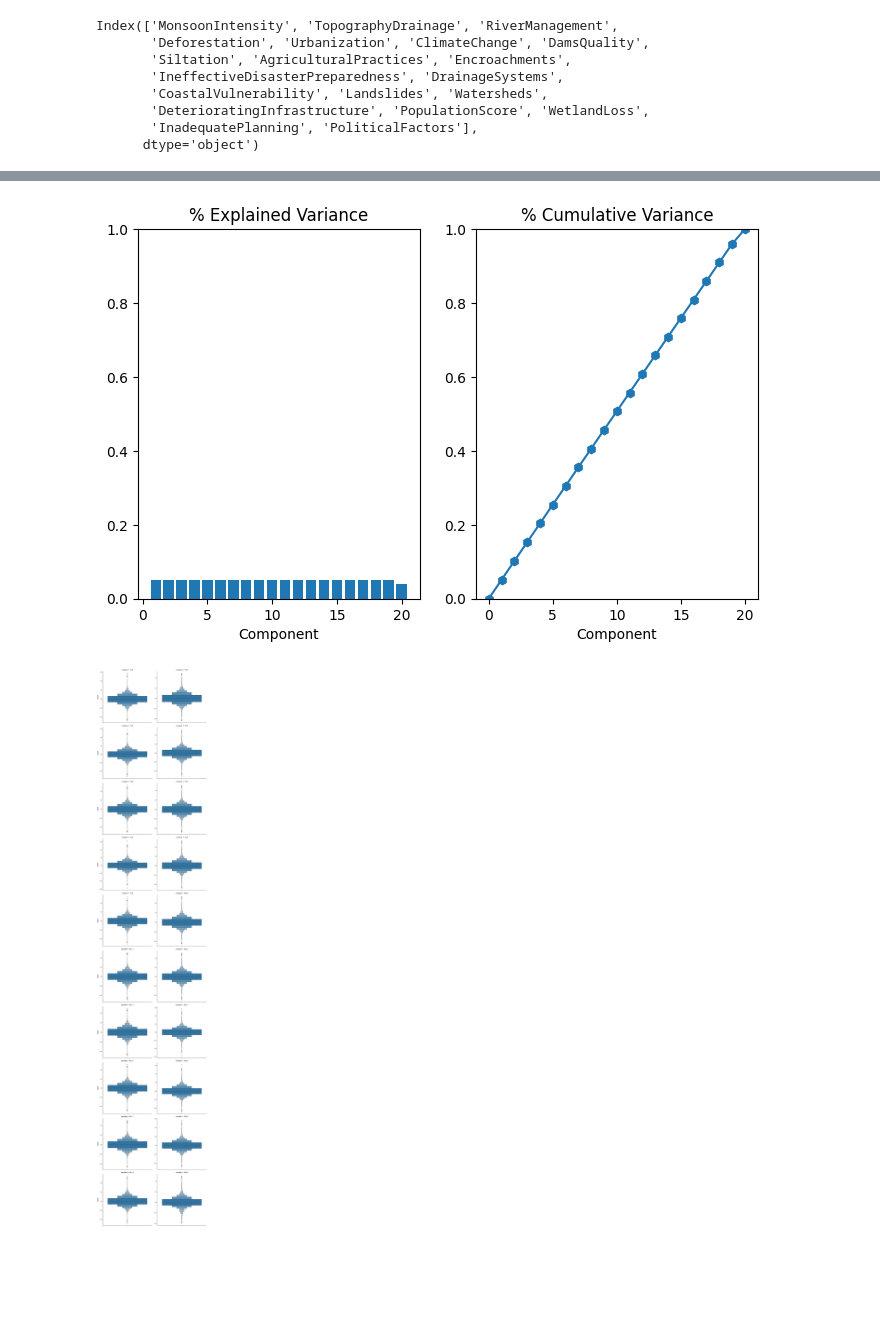
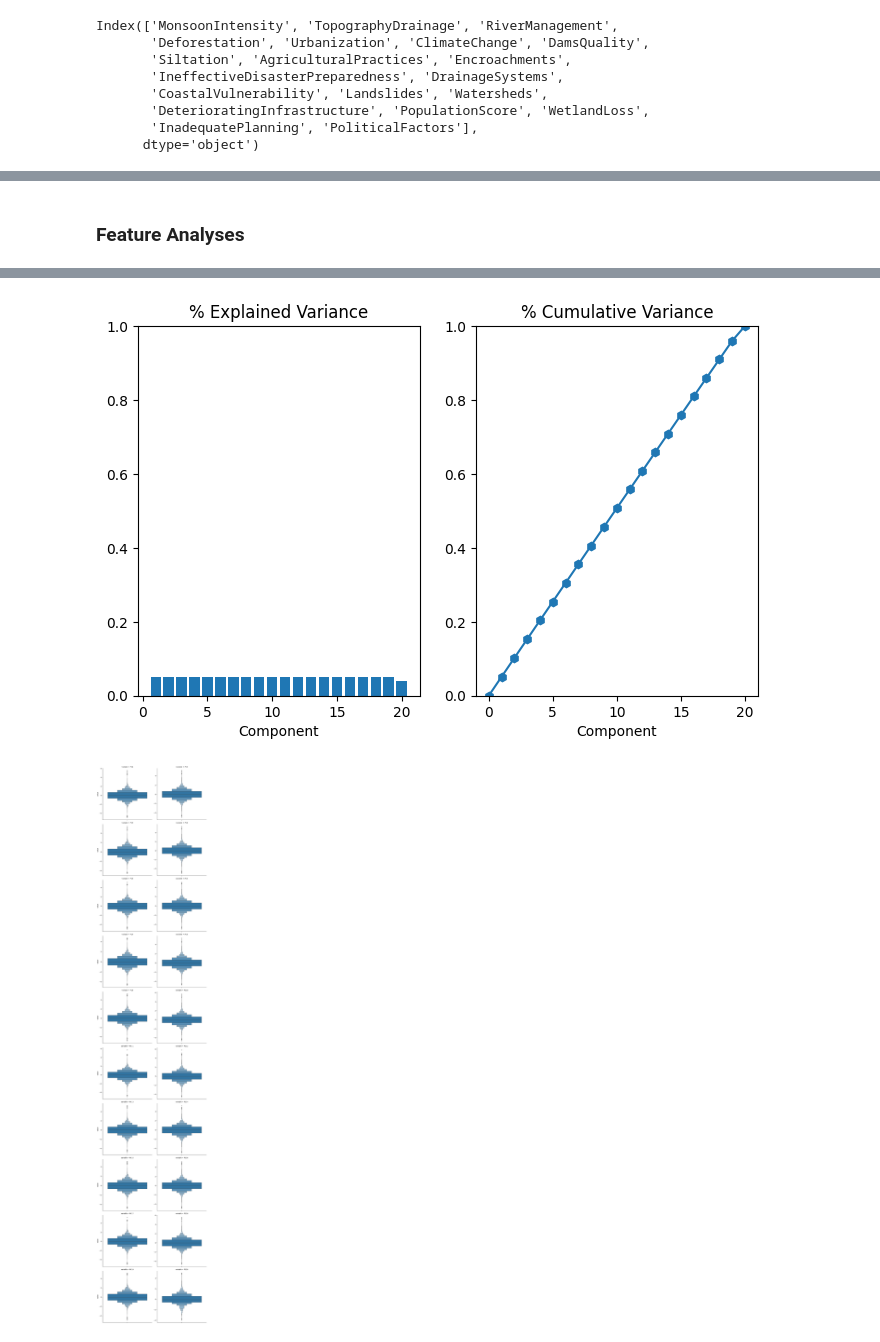
Before and after one commit to nsp8/Machine-Learning-Resources, a Jupyter notebook: regression_flood_prediction.ipynb, the cells around one changed output, grey strips where cells are left out. Saved outputs shown, nothing was run; the diff lists cells and outputs as text; code cells hidden in the pictures; blank space fills up the shorter version.

Commit message:
adding charts for PCA

```diff
--- a/regression_flood_prediction.ipynb
+++ b/regression_flood_prediction.ipynb
@@ -16,4 +128,10 @@ Mounted at /gdrive/
 # %%
 base_folder_path = os.path.join('/gdrive', 'My Drive', 'Projects', 'ML Practice', 'Regression: flood prediction', 'data')
-print(os.path.exists(base_folder_path))
+if os.path.exists(base_folder_path):
+    print("Loading data ...")
+    train_data = pd.read_csv(os.path.join(base_folder_path, "train.csv"))
+    test_data = pd.read_csv(os.path.join(base_folder_path, "test.csv"))
+    print("Loaded train and test files from Drive")
+else:
+    raise FileNotFoundError("Could not locate files")
 # %% [output]
@@ -163,9 +297,6 @@ Index(['MonsoonIntensity', 'TopographyDrainage', 'RiverManagement',
+# %% [markdown]
+### Feature Analyses
 # %%
-import matplotlib.pyplot as plt
-import seaborn as sns
-from sklearn.feature_selection import mutual_info_regression
-
-
 class FeatureAnalyzer:
     def __init__(self, X, y):
         self.X = X
@@ -185,6 +316,7 @@ class FeatureAnalyzer:
     def plot_variance(self, width=8, dpi=100):
         fig, axes = plt.subplots(1, 2)
         n = self.pca.n_components_
+        print(f"\n{'-' * 35}\nPCA Loadings \n{'-' * 35}\n")
         print(self.pca_loadings)
         grid = np.arange(1, n+1)
         explained_variance = self.pca.explained_variance_ratio_
@@ -216,9 +348,10 @@ def show_feature_analysis_artifacts(X, y):
     feature_analyzer.plot_variance()
     mi_scores = feature_analyzer.make_mi_scores()
     feature_analyzer.check_outliers()
-    print(f"\n{'-' * 35}\nMutual Information Scores: \n{'-' * 35}\n")
+    print(f"\n{'-' * 35}\nMutual Information Scores \n{'-' * 35}\n")
     print(mi_scores)
+    return feature_analyzer
 
 
-show_feature_analysis_artifacts(X_train, y_train)
+feature_analyzer_object = show_feature_analysis_artifacts(X_train, y_train)
 # %% [output]
@@ -258,3 +391,3 @@ CoastalVulnerability               0.017872
 Name: Mutual Info Scores, dtype: float64
 [figure]
-[figure, old version]
+[figure, new version]
```
Also changed, not shown: parts of 23 cells of this notebook.
